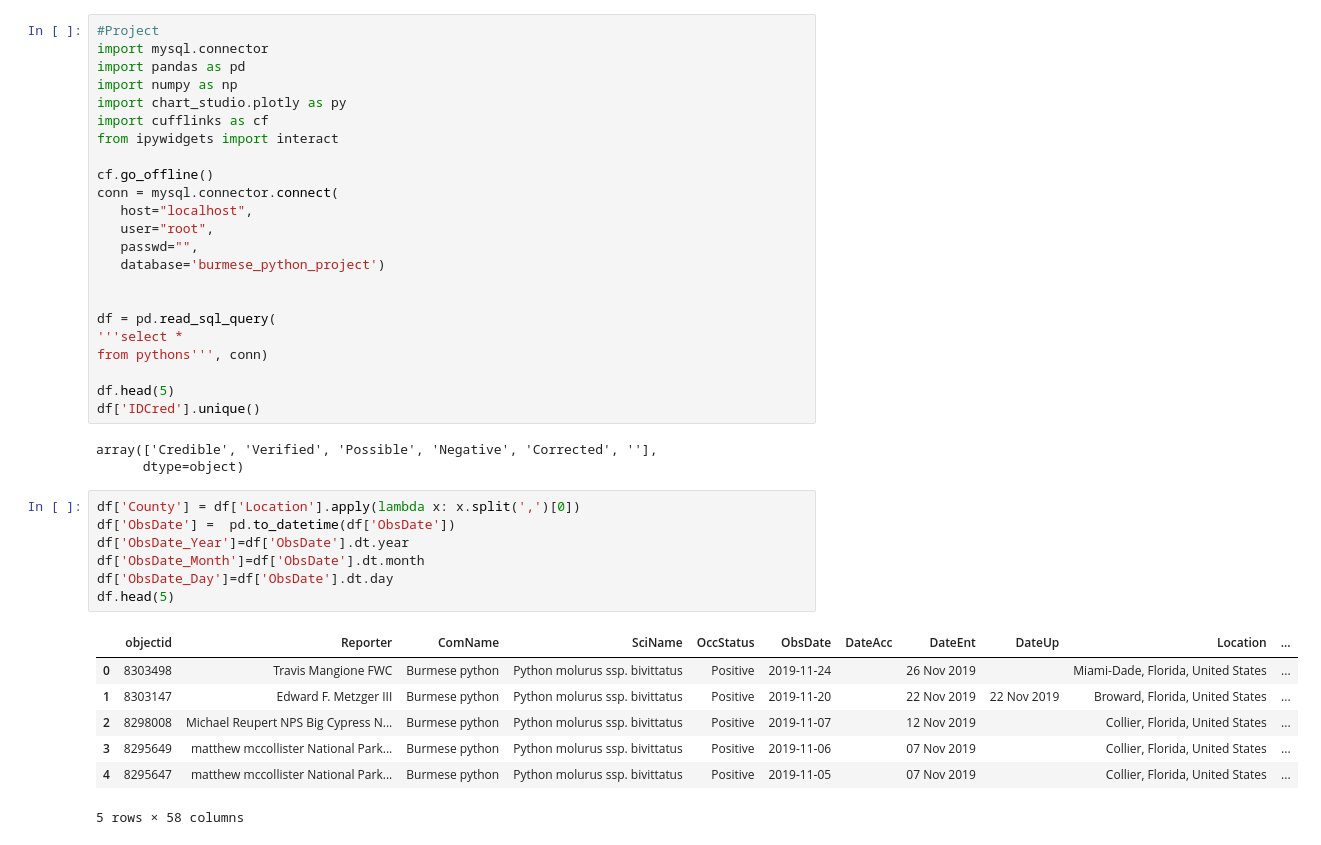
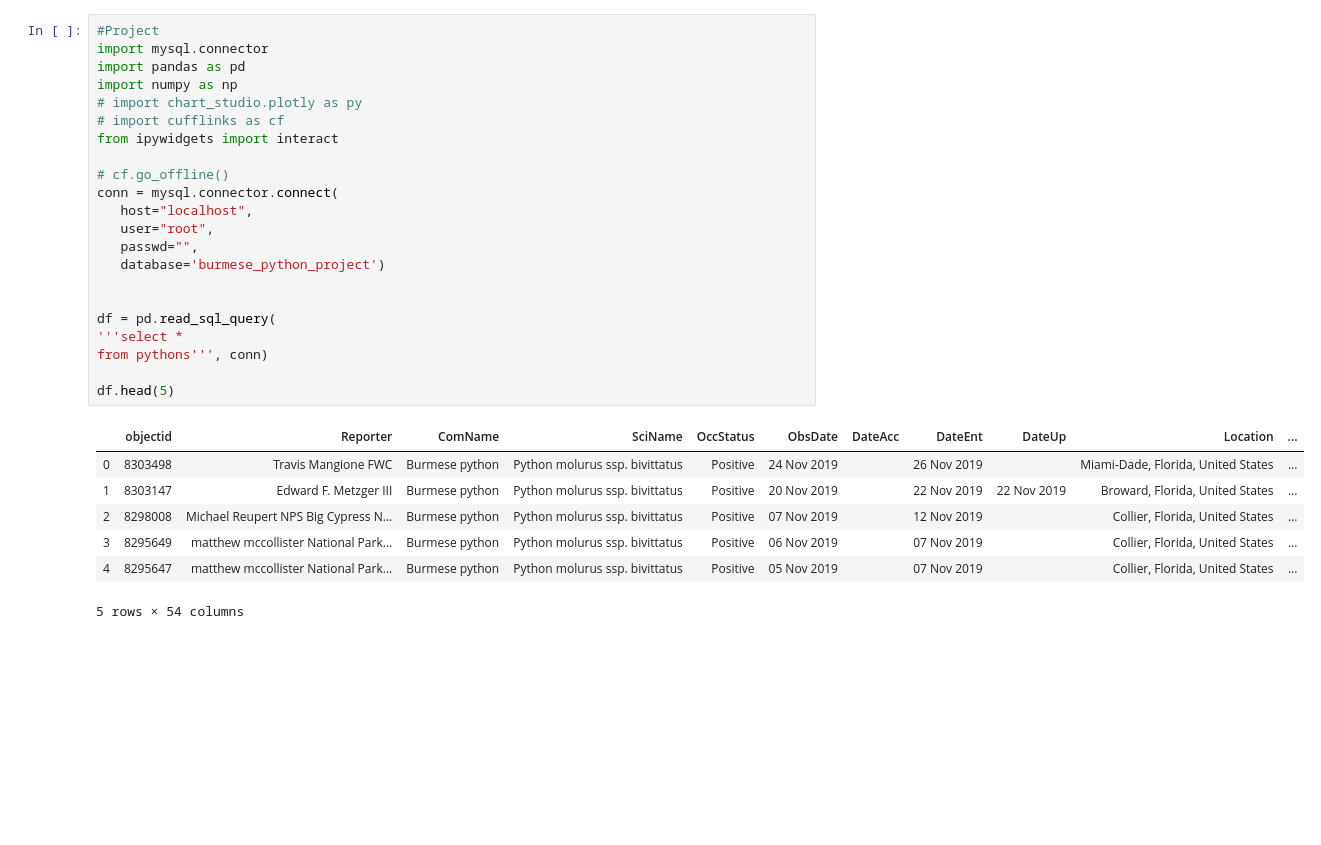
Before and after one commit to evill013/burmese-python-project, a Jupyter notebook: main.ipynb, the cells around one changed output. Saved outputs shown, nothing was run; the diff lists cells and outputs as text; blank space fills up the shorter version.

```diff
--- a/main.ipynb
+++ b/main.ipynb
@@ -1,41 +1,30 @@
 # %%
 #Project
 import mysql.connector
 import pandas as pd
 import numpy as np
-import chart_studio.plotly as py
-import cufflinks as cf
+# import chart_studio.plotly as py
+# import cufflinks as cf
 from ipywidgets import interact
 
-cf.go_offline()
+# cf.go_offline()
 conn = mysql.connector.connect(
    host="localhost",
    user="root",
    passwd="",
    database='burmese_python_project')
 
 
 df = pd.read_sql_query(
 '''select *
 from pythons''', conn)
 
 df.head(5)
-df['IDCred'].unique()
 # %% [output]
+|  | objectid | Reporter | ComName | SciName | OccStatus | ObsDate | DateAcc | DateEnt | DateUp | Location | ... |
+| 0 | 8303498 | Travis Mangione FWC | Burmese python | Python molurus ssp. bivittatus | Positive | 24 Nov 2019 |  | 26 Nov 2019 |  | Miami-Dade, Florida, United States | ... |
+| 1 | 8303147 | Edward F. Metzger III | Burmese python | Python molurus ssp. bivittatus | Positive | 20 Nov 2019 |  | 22 Nov 2019 | 22 Nov 2019 | Broward, Florida, United States | ... |
+| 2 | 8298008 | Michael Reupert NPS Big Cypress N... | Burmese python | Python molurus ssp. bivittatus | Positive | 07 Nov 2019 |  | 12 Nov 2019 |  | Collier, Florida, United States | ... |
+| 3 | 8295649 | matthew mccollister National Park... | Burmese python | Python molurus ssp. bivittatus | Positive | 06 Nov 2019 |  | 07 Nov 2019 |  | Collier, Florida, United States | ... |
+| 4 | 8295647 | matthew mccollister National Park... | Burmese python | Python molurus ssp. bivittatus | Positive | 05 Nov 2019 |  | 07 Nov 2019 |  | Collier, Florida, United States | ... |
-array(['Credible', 'Verified', 'Possible', 'Negative', 'Corrected', ''],
-      dtype=object)
+5 rows × 54 columns
-# %%
-df['County'] = df['Location'].apply(lambda x: x.split(',')[0])
-df['ObsDate'] =  pd.to_datetime(df['ObsDate'])
-df['ObsDate_Year']=df['ObsDate'].dt.year
-df['ObsDate_Month']=df['ObsDate'].dt.month
-df['ObsDate_Day']=df['ObsDate'].dt.day
-df.head(5)
-# %% [output]
-|  | objectid | Reporter | ComName | SciName | OccStatus | ObsDate | DateAcc | DateEnt | DateUp | Location | ... |
-| 0 | 8303498 | Travis Mangione FWC | Burmese python | Python molurus ssp. bivittatus | Positive | 2019-11-24 |  | 26 Nov 2019 |  | Miami-Dade, Florida, United States | ... |
-| 1 | 8303147 | Edward F. Metzger III | Burmese python | Python molurus ssp. bivittatus | Positive | 2019-11-20 |  | 22 Nov 2019 | 22 Nov 2019 | Broward, Florida, United States | ... |
-| 2 | 8298008 | Michael Reupert NPS Big Cypress N... | Burmese python | Python molurus ssp. bivittatus | Positive | 2019-11-07 |  | 12 Nov 2019 |  | Collier, Florida, United States | ... |
-| 3 | 8295649 | matthew mccollister National Park... | Burmese python | Python molurus ssp. bivittatus | Positive | 2019-11-06 |  | 07 Nov 2019 |  | Collier, Florida, United States | ... |
-| 4 | 8295647 | matthew mccollister National Park... | Burmese python | Python molurus ssp. bivittatus | Positive | 2019-11-05 |  | 07 Nov 2019 |  | Collier, Florida, United States | ... |
-5 rows × 58 columns
```
Also changed, not shown: parts of 9 cells of this notebook.
